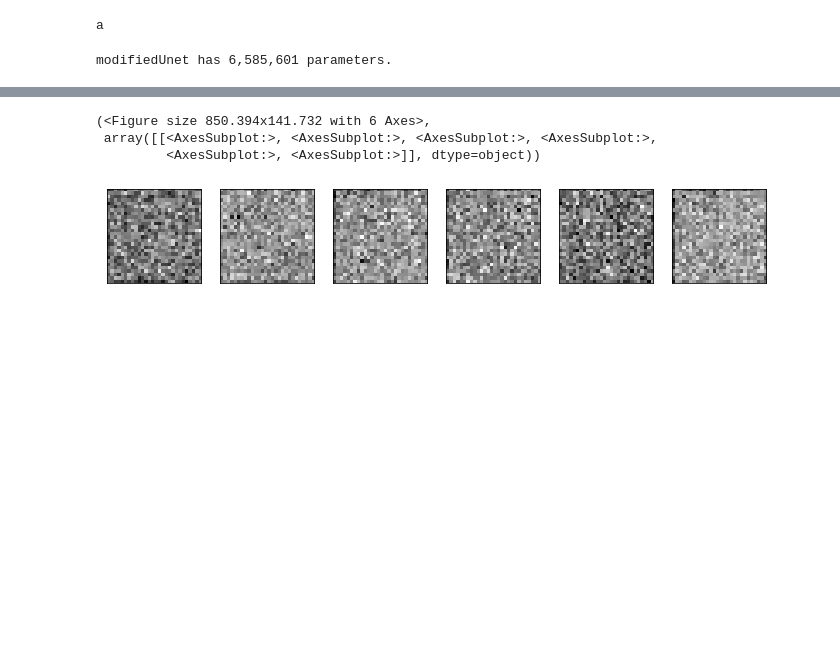
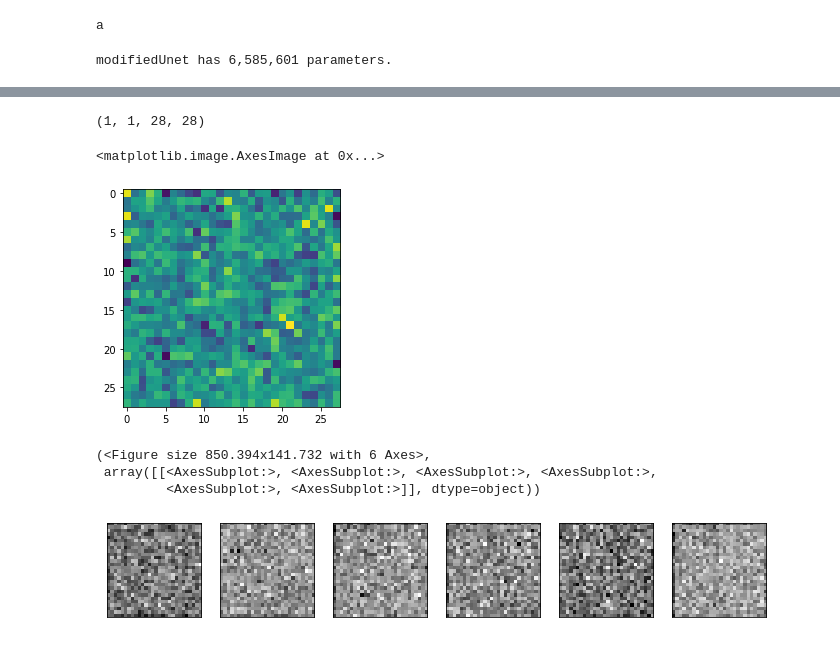
Before and after one commit to l-ada/PAAI_final_project, a Jupyter notebook: main.ipynb, the cells around one changed output, grey strips where cells are left out. Drawn from its saved outputs; the diff is of its cells as text; code cells hidden in the pictures; blank space fills up the shorter version.

```diff
--- a/main.ipynb
+++ b/main.ipynb
@@ -534,3 +557,12 @@ KeyboardInterrupt:
+# %%
+image = diffModel.generate_image(digit)
+print(image.shape)
+image = image.squeeze(1)[0]
+plt.imshow(image)
+# %% [output]
+(1, 1, 28, 28)
+<matplotlib.image.AxesImage at 0x...>
+[figure, added]
 # %%
 # # loading model from weights
 # state_dict = tch.load("model_weights.pth")
```
Also changed, not shown: parts of 6 cells of this notebook.
